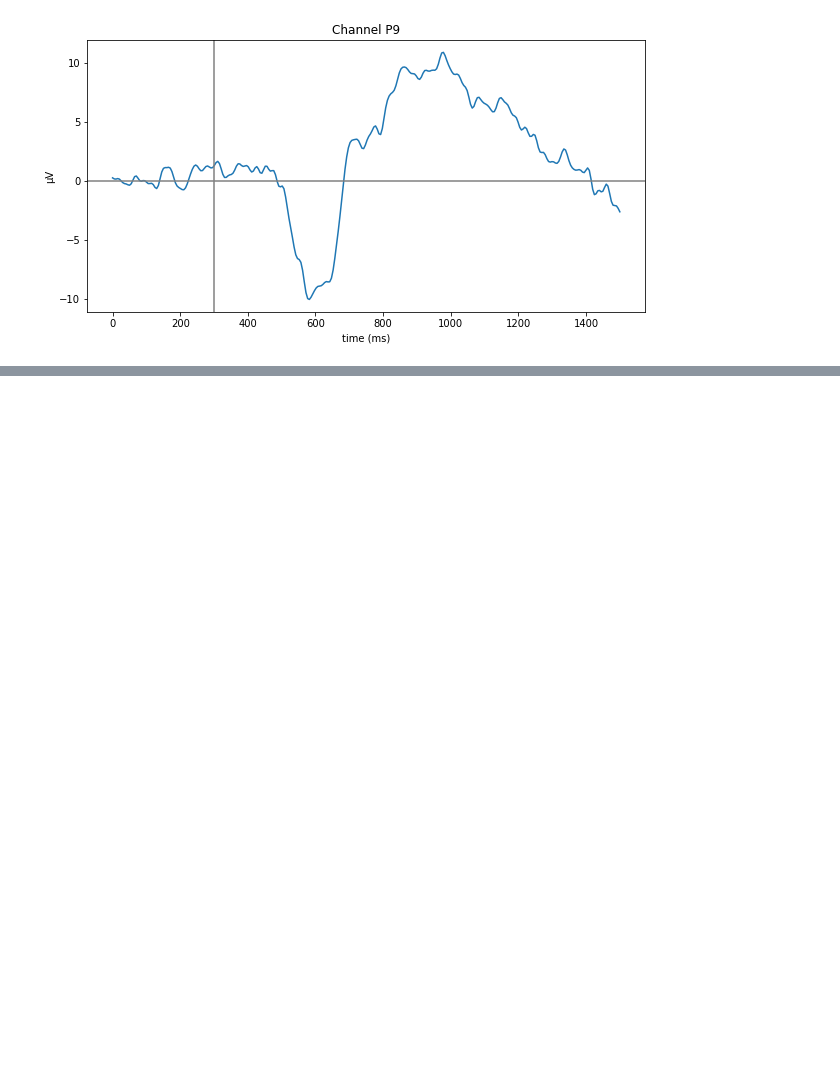
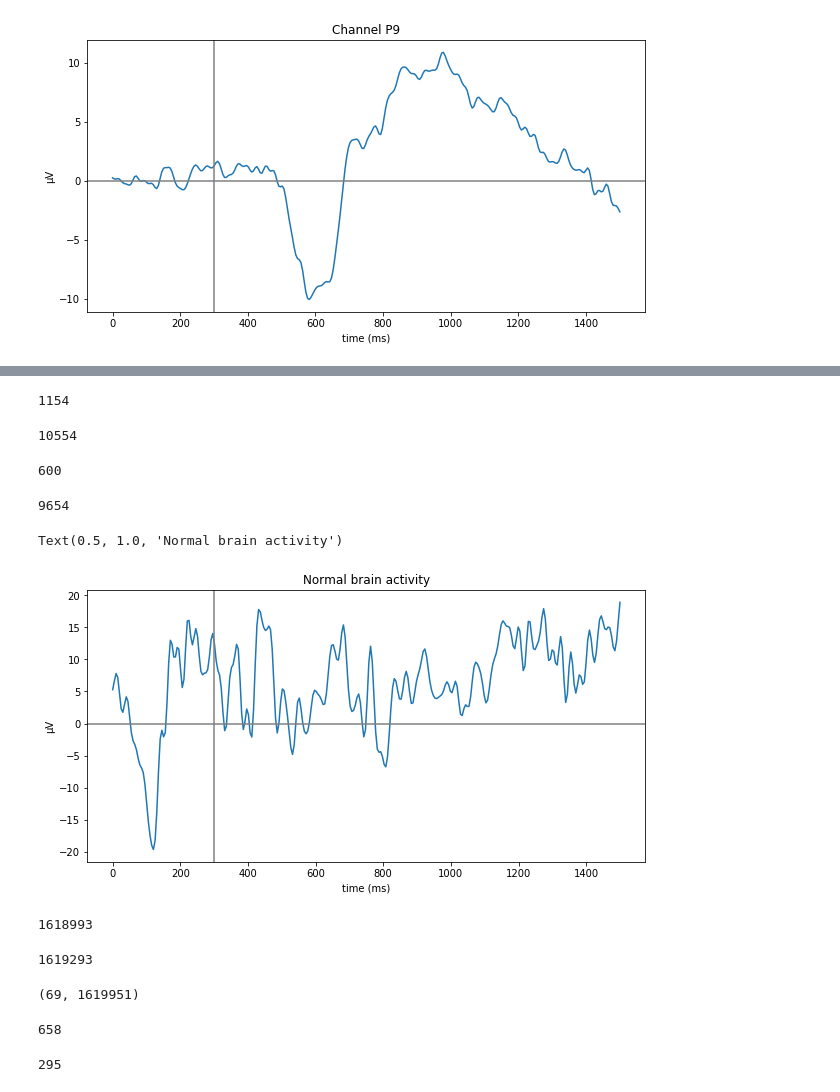
Before and after one commit to cobando/EmergencyBraking, a Jupyter notebook: Notebooks/ExploringOneSubjectData.ipynb, the cells around one changed output, grey strips where cells are left out. Drawn from its saved outputs; the diff is of its cells as text; code cells hidden in the pictures; blank space fills up the shorter version.

```diff
--- a/Notebooks/ExploringOneSubjectData.ipynb
+++ b/Notebooks/ExploringOneSubjectData.ipynb
@@ -144,3 +155,6 @@ plt.title('Channel ' + chn_name)
 # %% [output]
 Text(0.5, 1.0, 'Channel P9')
 [figure]
+# %%
+noevents_int = np.append(np.append(0, events_y), x.shape[1])
+noevents_len = np.diff(noevents_int)
@@ -146,0 +169,61 @@ Text(0.5, 1.0, 'Channel P9')
+# %%
+gap_sml = 600 # 3000 ms apart from any stimulus
+nts_offset = 100 # 500 ms
+for event_index in range(len(noevents_len)):
+    noevents_seg = int((noevents_len[event_index] - gap_sml*2 - ts_i + ts_f) / nts_offset)
+    if(noevents_seg>0):
+        for noevent_ix in range(noevents_seg):
+            ip = noevents_int[event_index] + gap_sml + nts_offset*noevent_ix
+            fp = ip + ts_i + ts_f
+            A = x[channels_eeg, ip:fp]
+            # print(ip)
+# %%
+11154-10000
+# %% [output]
+1154
+# %%
+events_y[0]
+# %% [output]
+10554
+# %%
+11154 - events_y[0]
+# %% [output]
+600
+# %%
+events_y[0] -  gap_sml - (ts_i + ts_f)
+# %% [output]
+9654
+# %%
+# Plot Event-Related-Potential
+plt.figure(figsize=(10,5))
+A.shape
+A_norm = np.subtract(A,np.array(A[:,:20].mean(1)).reshape(A.shape[0],1))
+plt.plot(np.linspace(start = 0, stop = A_norm.shape[1]*5, num =A_norm.shape[1]), A_norm.mean(0))
+plt.axvline(x=300, color='gray', linestyle='-')
+plt.axhline(y=0, color='gray', linestyle='-')
+plt.xlabel("time (ms)")
+plt.ylabel(u"\u03bcV")
+plt.title('Normal brain activity')
+# %% [output]
+Text(0.5, 1.0, 'Normal brain activity')
+[figure, added]
+# %%
+ip
+# %% [output]
+1618993
+# %%
+fp
+# %% [output]
+1619293
+# %%
+x.shape
+# %% [output]
+(69, 1619951)
+# %%
+1619951 - fp
+# %% [output]
+658
+# %%
+events_y[-1]-fp
+# %% [output]
+295
```
Also changed, not shown: parts of 12 cells of this notebook, 3 other files.
